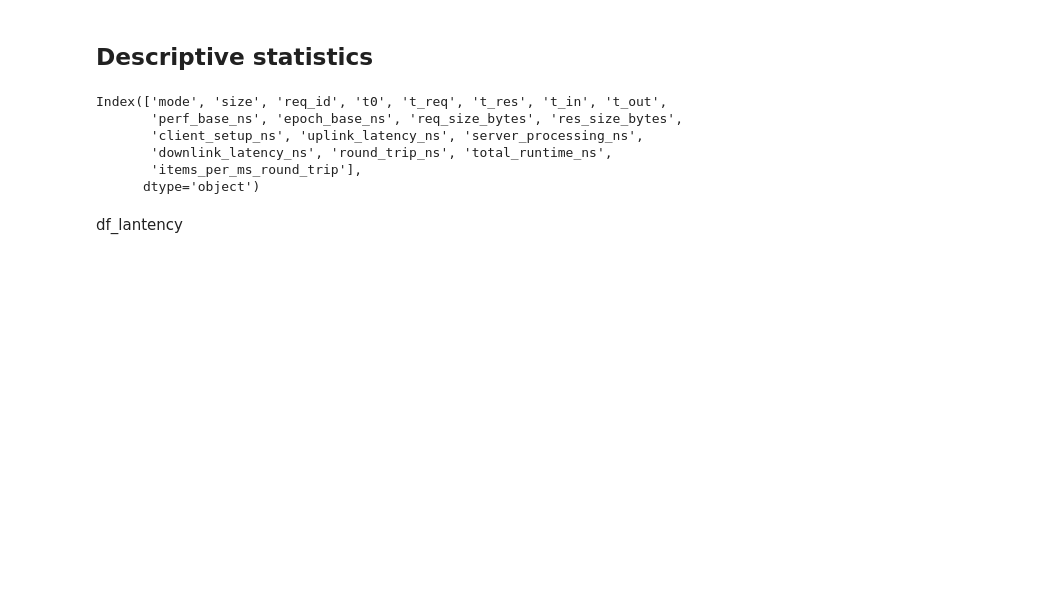
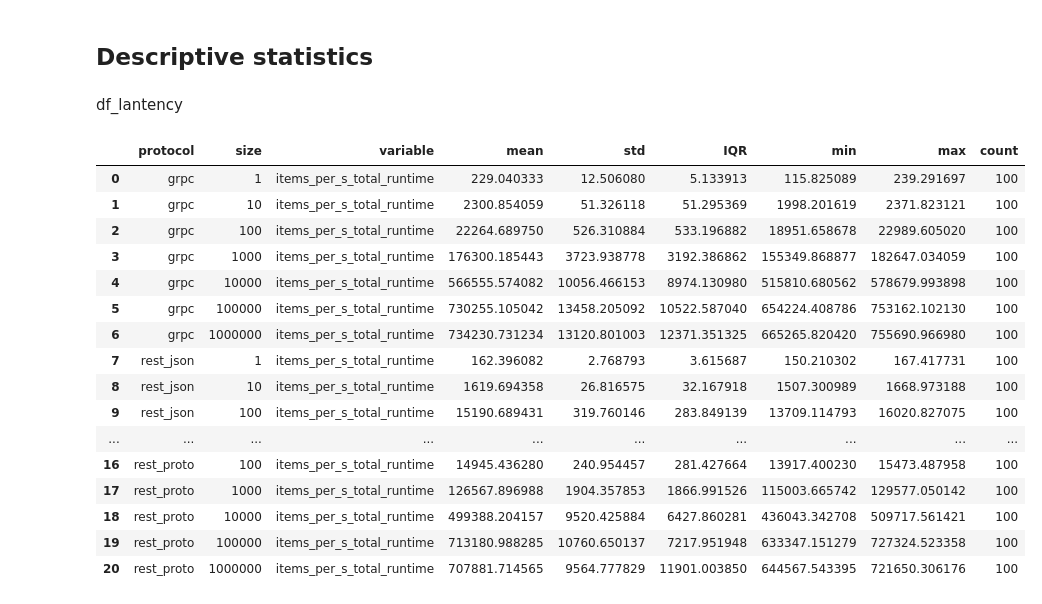
Before and after one commit to haochencoding/benchmark_grpc_proto_rest_json, a Jupyter notebook: data_analysis.ipynb, the cells around one changed output. Cells and saved outputs as stored; diff of their text form; code cells hidden in the pictures; blank space fills up the shorter version.

```diff
--- a/data_analysis.ipynb
+++ b/data_analysis.ipynb
@@ -105,14 +123,57 @@ df_client_usage.head()
 # Analysis
 # %% [markdown]
 ## Descriptive statistics
-# %%
-df_latency.columns
-# %% [output]
-Index(['mode', 'size', 'req_id', 't0', 't_req', 't_res', 't_in', 't_out',
-       'perf_base_ns', 'epoch_base_ns', 'req_size_bytes', 'res_size_bytes',
-       'client_setup_ns', 'uplink_latency_ns', 'server_processing_ns',
-       'downlink_latency_ns', 'round_trip_ns', 'total_runtime_ns',
-       'items_per_ms_round_trip'],
-      dtype='object')
 # %% [markdown]
 df_lantency
+# %%
+def generate_desc_stats(df, col):
+    summary_records = []
+    grouped = df.groupby(['protocol', 'size'])
+
+    for (protocol, size), group in grouped:
+        data = group[col].dropna()
+        mean = data.mean()
+        std = data.std()
+        q1 = data.quantile(0.25)
+        q3 = data.quantile(0.75)
+        iqr = q3 - q1
+        min_val = data.min()
+        max_val = data.max()
+        count = data.count()
+
+        summary_records.append({
+            'protocol': protocol,
+            'size': size,
+            'variable': col,
+            'mean': mean,
+            'std': std,
+            'IQR': iqr,
+            'min': min_val,
+            'max': max_val,
+            'count': count
+        })
+
+    # Create a DataFrame for the summary and display it
+    summary_df = pd.DataFrame(summary_records)
+
+    return summary_df
+# %%
+generate_desc_stats(df=df_latency, col='items_per_s_total_runtime')
+# %% [output]
+|  | protocol | size | variable | mean | std | IQR | min | max | count |
+| 0 | grpc | 1 | items_per_s_total_runtime | 229.040333 | 12.506080 | 5.133913 | 115.825089 | 239.291697 | 100 |
+| 1 | grpc | 10 | items_per_s_total_runtime | 2300.854059 | 51.326118 | 51.295369 | 1998.201619 | 2371.823121 | 100 |
+| 2 | grpc | 100 | items_per_s_total_runtime | 22264.689750 | 526.310884 | 533.196882 | 18951.658678 | 22989.605020 | 100 |
+| 3 | grpc | 1000 | items_per_s_total_runtime | 176300.185443 | 3723.938778 | 3192.386862 | 155349.868877 | 182647.034059 | 100 |
+| 4 | grpc | 10000 | items_per_s_total_runtime | 566555.574082 | 10056.466153 | 8974.130980 | 515810.680562 | 578679.993898 | 100 |
+| 5 | grpc | 100000 | items_per_s_total_runtime | 730255.105042 | 13458.205092 | 10522.587040 | 654224.408786 | 753162.102130 | 100 |
+| 6 | grpc | 1000000 | items_per_s_total_runtime | 734230.731234 | 13120.801003 | 12371.351325 | 665265.820420 | 755690.966980 | 100 |
+| 7 | rest_json | 1 | items_per_s_total_runtime | 162.396082 | 2.768793 | 3.615687 | 150.210302 | 167.417731 | 100 |
+| 8 | rest_json | 10 | items_per_s_total_runtime | 1619.694358 | 26.816575 | 32.167918 | 1507.300989 | 1668.973188 | 100 |
+| 9 | rest_json | 100 | items_per_s_total_runtime | 15190.689431 | 319.760146 | 283.849139 | 13709.114793 | 16020.827075 | 100 |
+| ... | ... | ... | ... | ... | ... | ... | ... | ... | ... |
+| 16 | rest_proto | 100 | items_per_s_total_runtime | 14945.436280 | 240.954457 | 281.427664 | 13917.400230 | 15473.487958 | 100 |
+| 17 | rest_proto | 1000 | items_per_s_total_runtime | 126567.896988 | 1904.357853 | 1866.991526 | 115003.665742 | 129577.050142 | 100 |
+| 18 | rest_proto | 10000 | items_per_s_total_runtime | 499388.204157 | 9520.425884 | 6427.860281 | 436043.342708 | 509717.561421 | 100 |
+| 19 | rest_proto | 100000 | items_per_s_total_runtime | 713180.988285 | 10760.650137 | 7217.951948 | 633347.151279 | 727324.523358 | 100 |
+| 20 | rest_proto | 1000000 | items_per_s_total_runtime | 707881.714565 | 9564.777829 | 11901.003850 | 644567.543395 | 721650.306176 | 100 |
```
Also changed, not shown: parts of 9 cells of this notebook.
